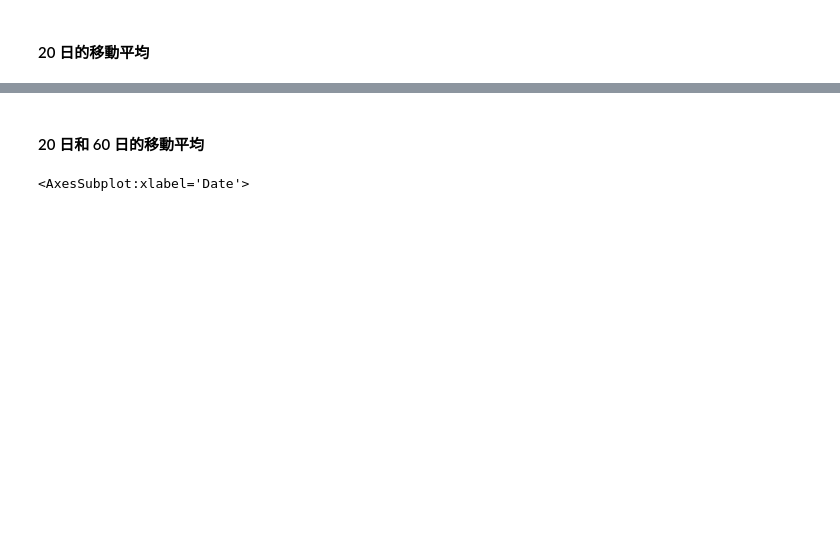
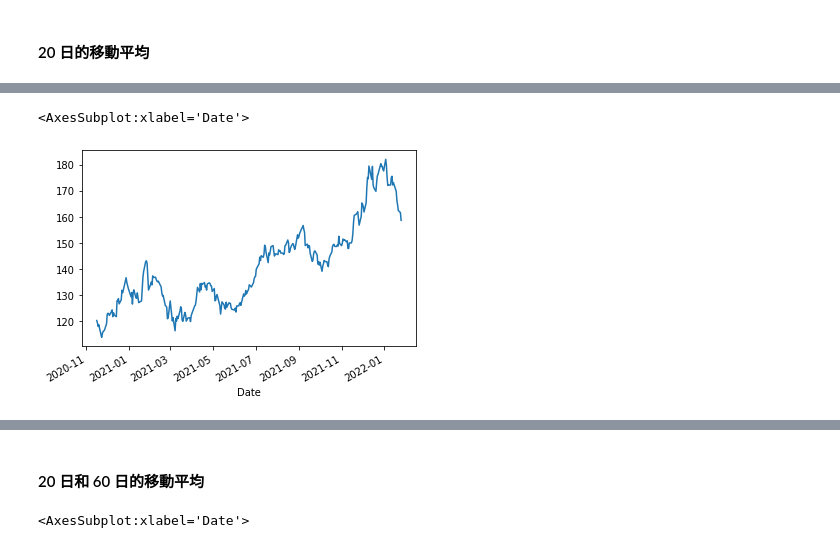
Before and after one commit to appletime81/IMLP, a Jupyter notebook: Unit02/2.2.2_Pandas數據分析.ipynb, the cells around one changed output, grey strips where cells are left out. Drawn from its saved outputs; the diff is of its cells as text; code cells hidden in the pictures; blank space fills up the shorter version.

```diff
--- a/Unit02/2.2.2_Pandas數據分析.ipynb
+++ b/Unit02/2.2.2_Pandas數據分析.ipynb
@@ -441,0 +437,5 @@ df = pdr.get_data_yahoo('AAPL')
+# %%
+df.Close.plot()
+# %% [output]
+<AxesSubplot:xlabel='Date'>
+[figure, added]
```
Also changed, not shown: parts of 41 cells of this notebook, 2 other files.
